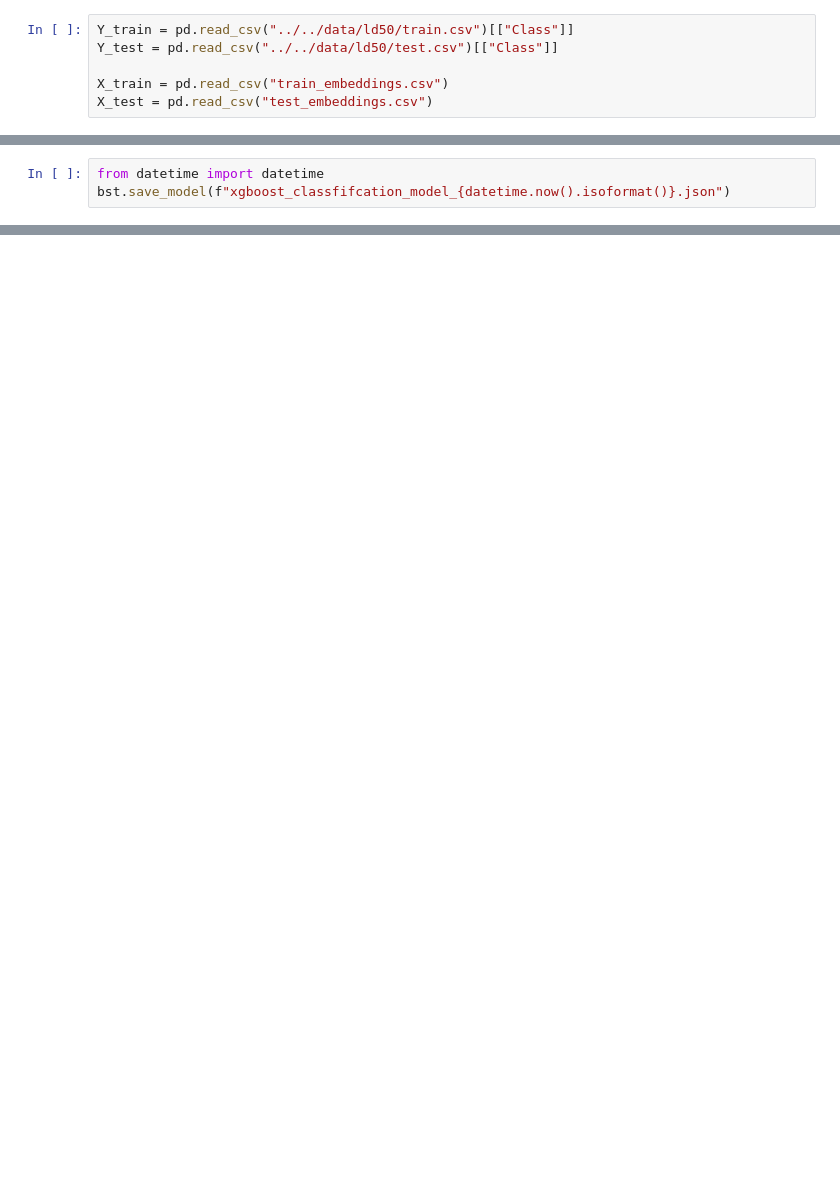
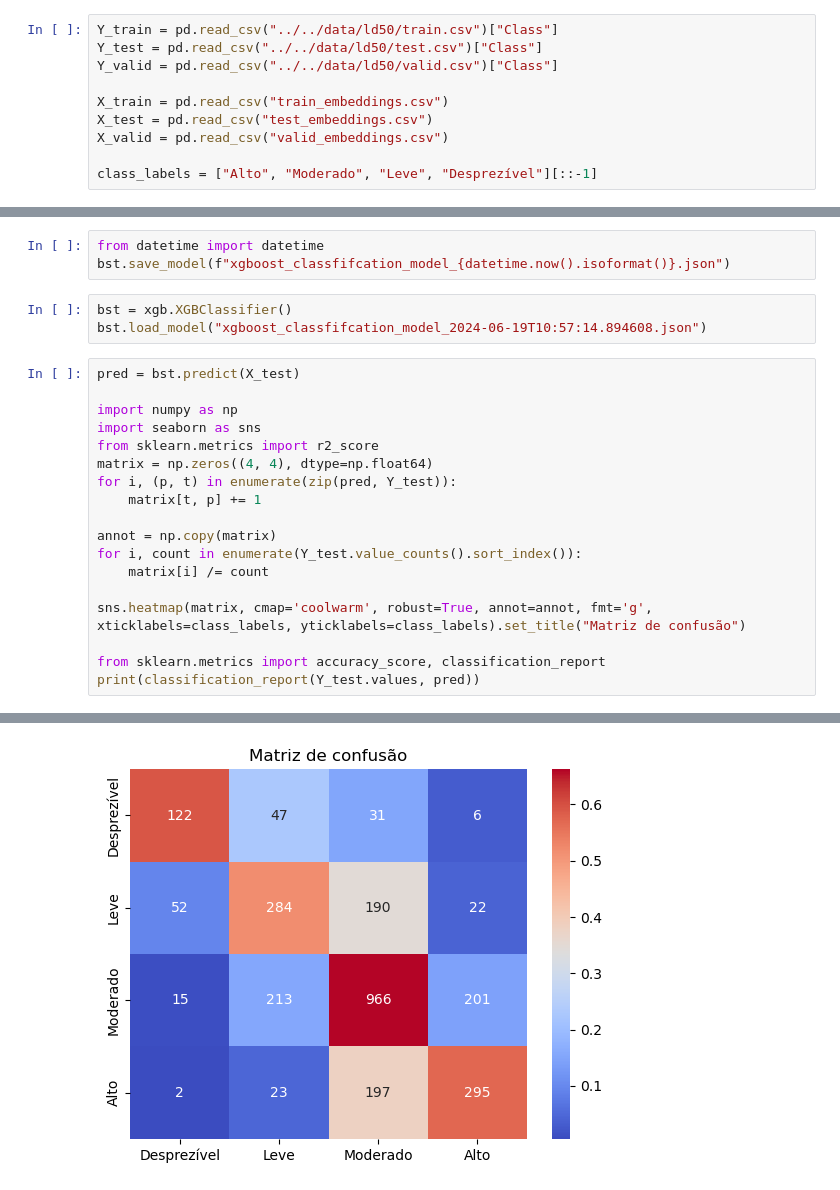
Before and after one commit to LeonardoNNanci/molformer-fine-tune, a Jupyter notebook: notebooks/UFF/tree_classification.ipynb, the cells around one changed output, grey strips where cells are left out. Saved outputs shown, nothing was run; the diff lists cells and outputs as text; blank space fills up the shorter version.

Commit message:
xgboost regression and classification

```diff
--- a/notebooks/UFF/tree_classification.ipynb
+++ b/notebooks/UFF/tree_classification.ipynb
@@ -16,8 +16,12 @@ from datetime import datetime
 # %% [markdown]
 #### Load data
 # %%
-Y_train = pd.read_csv("../../data/ld50/train.csv")[["Class"]]
-Y_test = pd.read_csv("../../data/ld50/test.csv")[["Class"]]
+Y_train = pd.read_csv("../../data/ld50/train.csv")["Class"]
+Y_test = pd.read_csv("../../data/ld50/test.csv")["Class"]
+Y_valid = pd.read_csv("../../data/ld50/valid.csv")["Class"]
 
 X_train = pd.read_csv("train_embeddings.csv")
 X_test = pd.read_csv("test_embeddings.csv")
+X_valid = pd.read_csv("valid_embeddings.csv")
+
+class_labels = ["Alto", "Moderado", "Leve", "Desprezível"][::-1]
@@ -99,3 +102,25 @@ NameError: name 'y' is not defined
 # %%
 from datetime import datetime
 bst.save_model(f"xgboost_classfifcation_model_{datetime.now().isoformat()}.json")
+# %%
+bst = xgb.XGBClassifier()
+bst.load_model("xgboost_classfifcation_model_2024-06-19T10:57:14.894608.json")
+# %%
+pred = bst.predict(X_test)
+
+import numpy as np
+import seaborn as sns
+from sklearn.metrics import r2_score
+matrix = np.zeros((4, 4), dtype=np.float64)
+for i, (p, t) in enumerate(zip(pred, Y_test)):
+    matrix[t, p] += 1
+
+annot = np.copy(matrix)
+for i, count in enumerate(Y_test.value_counts().sort_index()):
+    matrix[i] /= count
+
+sns.heatmap(matrix, cmap='coolwarm', robust=True, annot=annot, fmt='g', xticklabels=class_labels, yticklabels=class_labels).set_title("Matriz de confusão")
+
+from sklearn.metrics import accuracy_score, classification_report
+print(classification_report(Y_test.values, pred))
+# %% [output]
@@ -101,0 +137 @@ bst.save_model(f"xgboost_classfifcation_model_{datetime.now().isoformat()}.json"
+[figure, added]
```
Also changed, not shown: parts of 6 cells of this notebook, 1 other file.
